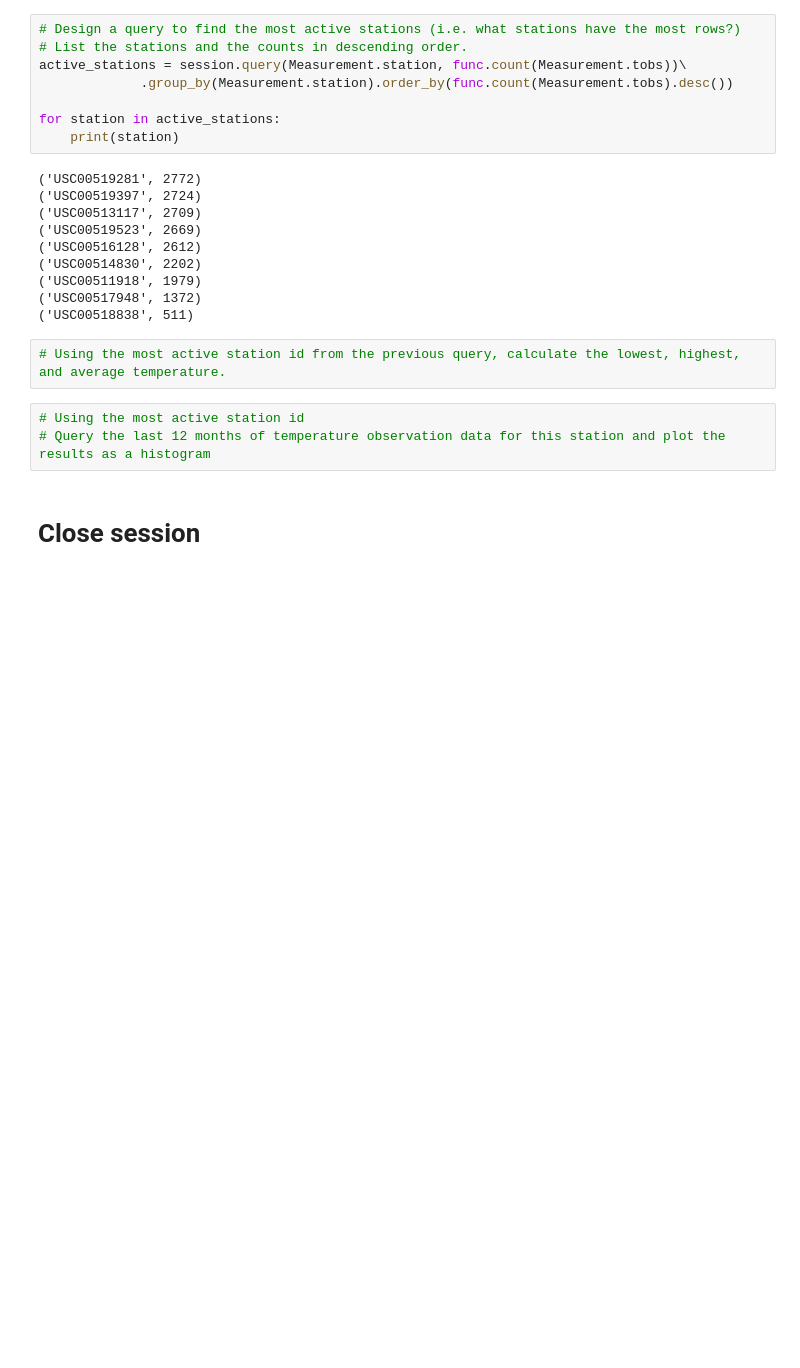
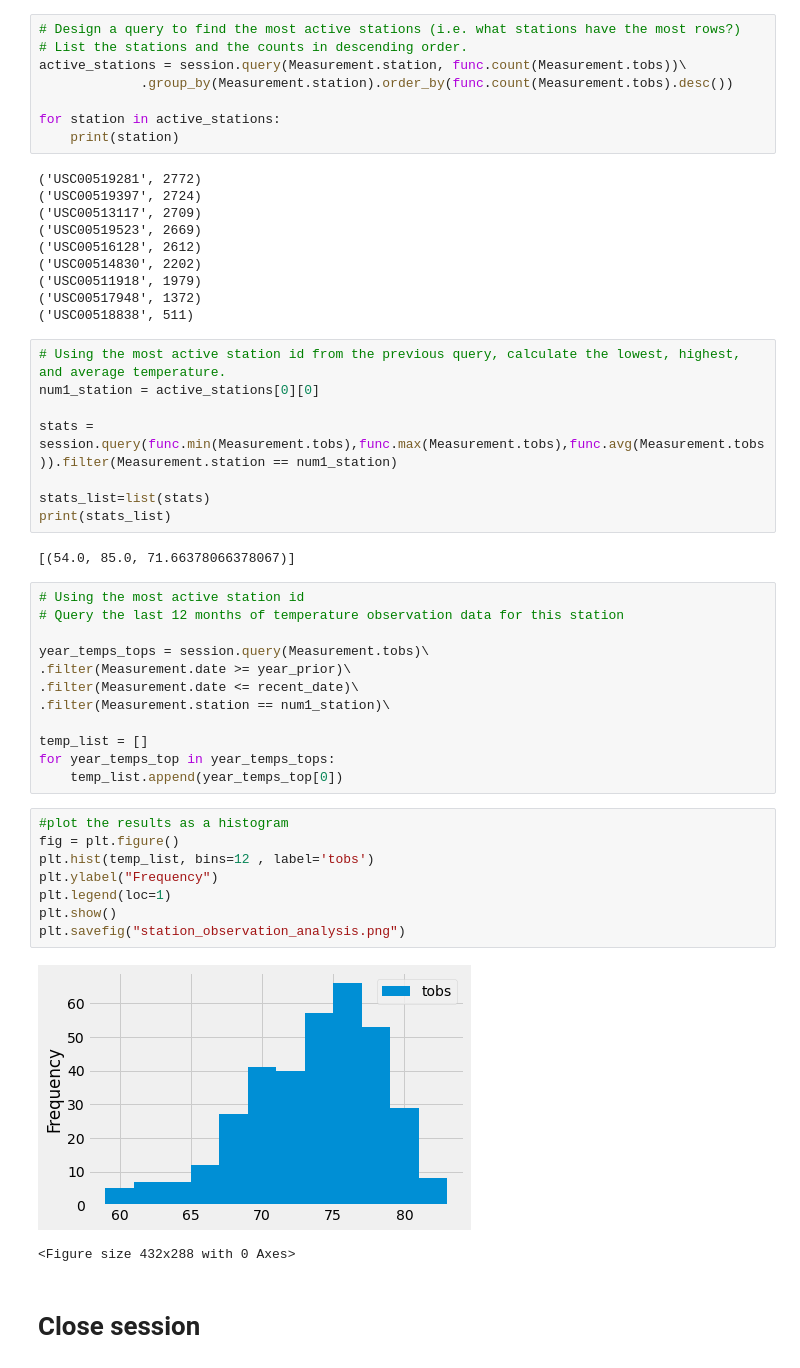
Before and after one commit to jagorman/SQLAlchemy-Surfs_Up, a Jupyter notebook: climate_analysis.ipynb, the cells around one changed output. Saved outputs shown, nothing was run; the diff lists cells and outputs as text; blank space fills up the shorter version.

```diff
--- a/climate_analysis.ipynb
+++ b/climate_analysis.ipynb
@@ -115,9 +142,37 @@ for station in active_stations:
 ('USC00518838', 511)
 # %%
 # Using the most active station id from the previous query, calculate the lowest, highest, and average temperature.
+num1_station = active_stations[0][0]
+
+stats = session.query(func.min(Measurement.tobs),func.max(Measurement.tobs),func.avg(Measurement.tobs)).filter(Measurement.station == num1_station)
+
+stats_list=list(stats)
+print(stats_list)
+# %% [output]
+[(54.0, 85.0, 71.66378066378067)]
 # %%
 # Using the most active station id
-# Query the last 12 months of temperature observation data for this station and plot the results as a histogram
+# Query the last 12 months of temperature observation data for this station
+
+year_temps_tops = session.query(Measurement.tobs)\
+.filter(Measurement.date >= year_prior)\
+.filter(Measurement.date <= recent_date)\
+.filter(Measurement.station == num1_station)\
+
+temp_list = []
+for year_temps_top in year_temps_tops:
+    temp_list.append(year_temps_top[0])
+# %%
+#plot the results as a histogram
+fig = plt.figure()
+plt.hist(temp_list, bins=12 , label='tobs')
+plt.ylabel("Frequency")
+plt.legend(loc=1)
+plt.show()
+plt.savefig("station_observation_analysis.png")
+# %% [output]
+[figure, added]
+<Figure size 432x288 with 0 Axes>
 # %% [markdown]
 # Close session
 # %%
```
Also changed, not shown: parts of 5 cells of this notebook, 3 other files.
